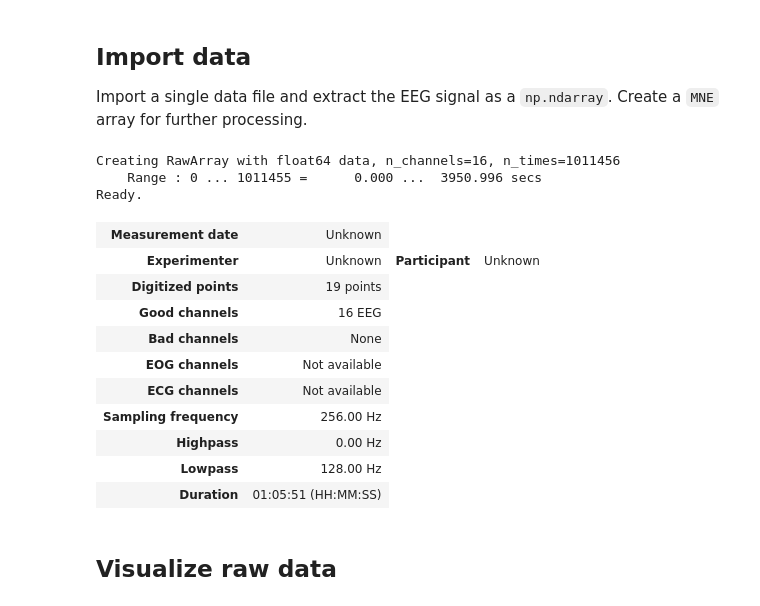
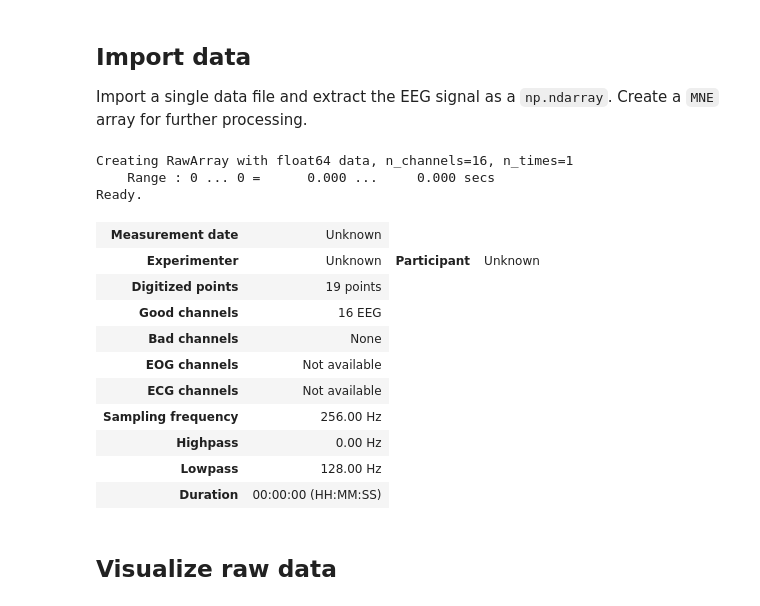
Before and after one commit to kirtonBCIlab/easy-on-the-eyes, a Jupyter notebook: eeg_preprocessing.ipynb, the cells around one changed output. Saved outputs shown, nothing was run; the diff lists cells and outputs as text; code cells hidden in the pictures.

Commit message:
tweak code for thesis code
tweak code for thesis code

```diff
--- a/eeg_preprocessing.ipynb
+++ b/eeg_preprocessing.ipynb
@@ -35,31 +35,31 @@ from Functions import data_tools
 Import a single data file and extract the EEG signal as a `np.ndarray`. Create a `MNE` array for further processing.
 # %%
 # Settings
-file_name = "P010\\xdfs\\sub-P010_ses-S002_task-T1_run-001_eeg.xdf"
+file_name = "Thesis\sub-P013\ses-S001\eeg\sub-P013_ses-S001_task-T1_run-001_eeg.xdf"
 ch_names = ["C3", "Cz", "C4", "T7", "T8", "P3", "Pz", "P4", "P7", "PO7", "POz", "P8", "PO8", "O1", "Oz", "O2"]
-
 # Import data
 [eeg_ts, eeg_data, eeg_fs] = import_data.read_xdf(f"Data\\{file_name}", picks=ch_names)
 
 # Create MNE array
 info = mne.create_info(ch_names, eeg_fs, ch_types = 'eeg')  # Create info properties
+
 mne_raw = mne.io.RawArray(eeg_data, info = info)            # Create MNE raw array
 mne_raw.set_montage('standard_1020')                        # Set montage to array
 # %% [output]
-Creating RawArray with float64 data, n_channels=16, n_times=1011456
-    Range : 0 ... 1011455 =      0.000 ...  3950.996 secs
+Creating RawArray with float64 data, n_channels=16, n_times=1
+    Range : 0 ... 0 =      0.000 ...     0.000 secs
 Ready.
 | Measurement date | Unknown |
 | Experimenter | Unknown | Participant | Unknown |
 | Digitized points | 19 points |
 | Good channels | 16 EEG |
 | Bad channels | None |
 | EOG channels | Not available |
 | ECG channels | Not available |
 | Sampling frequency | 256.00 Hz |
 | Highpass | 0.00 Hz |
 | Lowpass | 128.00 Hz |
-| Duration | 01:05:51 (HH:MM:SS) |
+| Duration | 00:00:00 (HH:MM:SS) |
 # %% [markdown]
 ## Visualize raw data
 # %%
```
Also changed, not shown: parts of 10 cells of this notebook, 1 other file.
